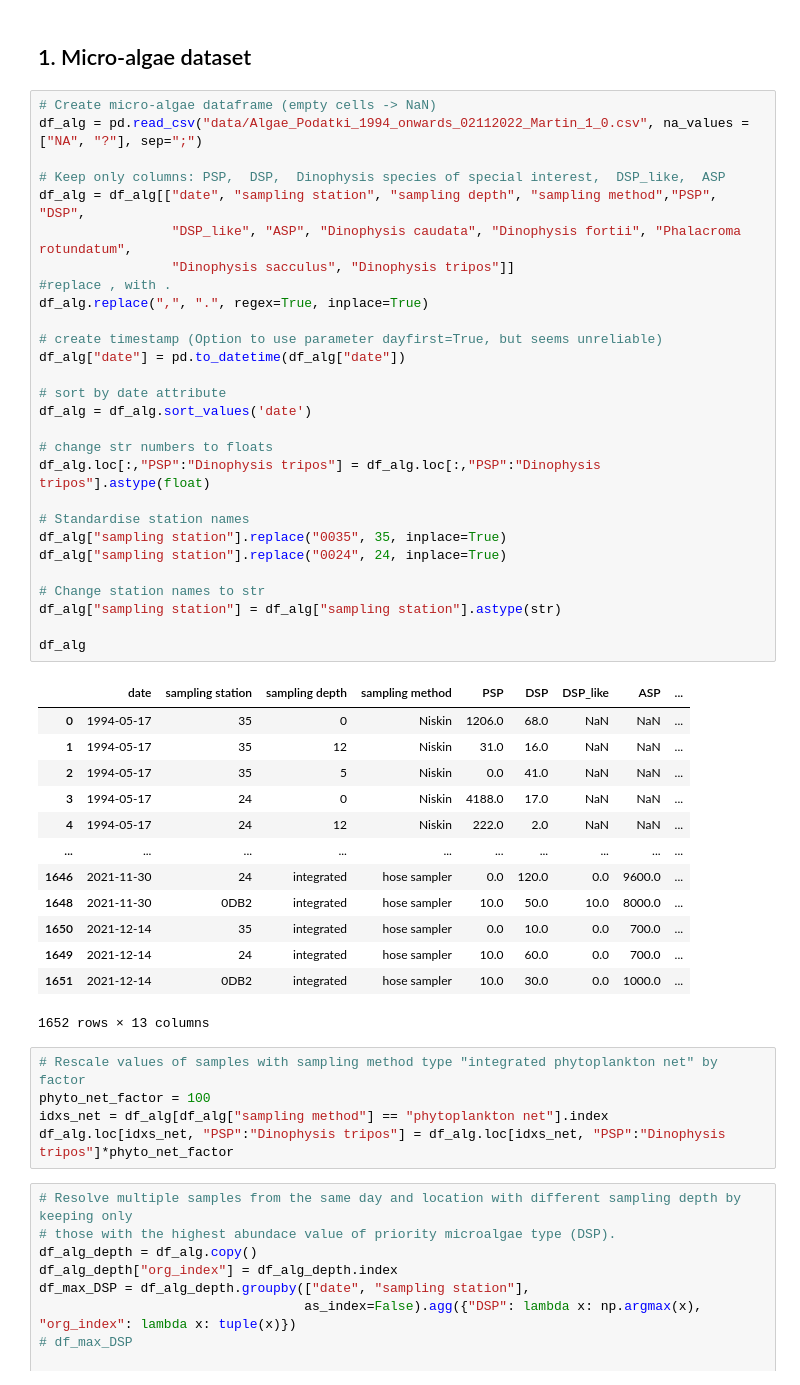
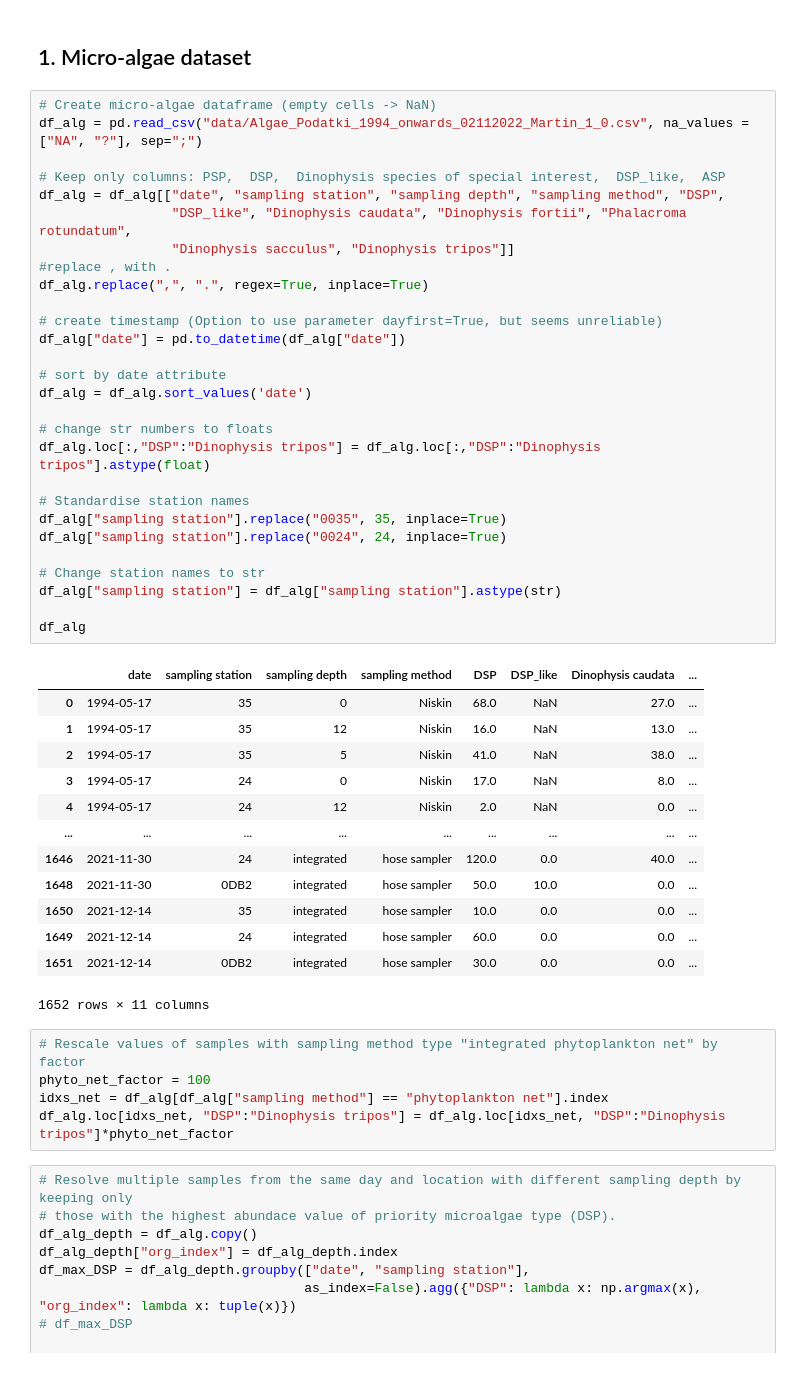
Before and after one commit to MartinMarzi/HABTox-predictor, a Jupyter notebook: HAB_preprocessing_5_0.ipynb, the cells around one changed output. Cells and saved outputs as stored; diff of their text form.

```diff
--- a/HAB_preprocessing_5_0.ipynb
+++ b/HAB_preprocessing_5_0.ipynb
@@ -26,50 +26,50 @@ The monitoring of abundance of micro-algae is carried out by the National Instit
 # %%
 # Create micro-algae dataframe (empty cells -> NaN)
 df_alg = pd.read_csv("data/Algae_Podatki_1994_onwards_02112022_Martin_1_0.csv", na_values = ["NA", "?"], sep=";")
 
 # Keep only columns: PSP,  DSP,  Dinophysis species of special interest,  DSP_like,  ASP
-df_alg = df_alg[["date", "sampling station", "sampling depth", "sampling method","PSP", "DSP",
-                 "DSP_like", "ASP", "Dinophysis caudata", "Dinophysis fortii", "Phalacroma rotundatum",
+df_alg = df_alg[["date", "sampling station", "sampling depth", "sampling method", "DSP",
+                 "DSP_like", "Dinophysis caudata", "Dinophysis fortii", "Phalacroma rotundatum",
                  "Dinophysis sacculus", "Dinophysis tripos"]]
 #replace , with .
 df_alg.replace(",", ".", regex=True, inplace=True)
 
 # create timestamp (Option to use parameter dayfirst=True, but seems unreliable)
 df_alg["date"] = pd.to_datetime(df_alg["date"])
 
 # sort by date attribute
 df_alg = df_alg.sort_values('date')
 
 # change str numbers to floats
-df_alg.loc[:,"PSP":"Dinophysis tripos"] = df_alg.loc[:,"PSP":"Dinophysis tripos"].astype(float)
+df_alg.loc[:,"DSP":"Dinophysis tripos"] = df_alg.loc[:,"DSP":"Dinophysis tripos"].astype(float)
 
 # Standardise station names
 df_alg["sampling station"].replace("0035", 35, inplace=True)
 df_alg["sampling station"].replace("0024", 24, inplace=True)
 
 # Change station names to str
 df_alg["sampling station"] = df_alg["sampling station"].astype(str)
 
 df_alg
 # %% [output]
-|  | date | sampling station | sampling depth | sampling method | PSP | DSP | DSP_like | ASP | ... |
-| 0 | 1994-05-17 | 35 | 0 | Niskin | 1206.0 | 68.0 | NaN | NaN | ... |
-| 1 | 1994-05-17 | 35 | 12 | Niskin | 31.0 | 16.0 | NaN | NaN | ... |
-| 2 | 1994-05-17 | 35 | 5 | Niskin | 0.0 | 41.0 | NaN | NaN | ... |
-| 3 | 1994-05-17 | 24 | 0 | Niskin | 4188.0 | 17.0 | NaN | NaN | ... |
-| 4 | 1994-05-17 | 24 | 12 | Niskin | 222.0 | 2.0 | NaN | NaN | ... |
-| ... | ... | ... | ... | ... | ... | ... | ... | ... | ... |
-| 1646 | 2021-11-30 | 24 | integrated | hose sampler | 0.0 | 120.0 | 0.0 | 9600.0 | ... |
-| 1648 | 2021-11-30 | 0DB2 | integrated | hose sampler | 10.0 | 50.0 | 10.0 | 8000.0 | ... |
-| 1650 | 2021-12-14 | 35 | integrated | hose sampler | 0.0 | 10.0 | 0.0 | 700.0 | ... |
-| 1649 | 2021-12-14 | 24 | integrated | hose sampler | 10.0 | 60.0 | 0.0 | 700.0 | ... |
-| 1651 | 2021-12-14 | 0DB2 | integrated | hose sampler | 10.0 | 30.0 | 0.0 | 1000.0 | ... |
+|  | date | sampling station | sampling depth | sampling method | DSP | DSP_like | Dinophysis caudata | ... |
+| 0 | 1994-05-17 | 35 | 0 | Niskin | 68.0 | NaN | 27.0 | ... |
+| 1 | 1994-05-17 | 35 | 12 | Niskin | 16.0 | NaN | 13.0 | ... |
+| 2 | 1994-05-17 | 35 | 5 | Niskin | 41.0 | NaN | 38.0 | ... |
+| 3 | 1994-05-17 | 24 | 0 | Niskin | 17.0 | NaN | 8.0 | ... |
+| 4 | 1994-05-17 | 24 | 12 | Niskin | 2.0 | NaN | 0.0 | ... |
+| ... | ... | ... | ... | ... | ... | ... | ... | ... |
+| 1646 | 2021-11-30 | 24 | integrated | hose sampler | 120.0 | 0.0 | 40.0 | ... |
+| 1648 | 2021-11-30 | 0DB2 | integrated | hose sampler | 50.0 | 10.0 | 0.0 | ... |
+| 1650 | 2021-12-14 | 35 | integrated | hose sampler | 10.0 | 0.0 | 0.0 | ... |
+| 1649 | 2021-12-14 | 24 | integrated | hose sampler | 60.0 | 0.0 | 0.0 | ... |
+| 1651 | 2021-12-14 | 0DB2 | integrated | hose sampler | 30.0 | 0.0 | 0.0 | ... |
-1652 rows × 13 columns
+1652 rows × 11 columns
 # %%
 # Rescale values of samples with sampling method type "integrated phytoplankton net" by factor
 phyto_net_factor = 100
 idxs_net = df_alg[df_alg["sampling method"] == "phytoplankton net"].index
-df_alg.loc[idxs_net, "PSP":"Dinophysis tripos"] = df_alg.loc[idxs_net, "PSP":"Dinophysis tripos"]*phyto_net_factor
+df_alg.loc[idxs_net, "DSP":"Dinophysis tripos"] = df_alg.loc[idxs_net, "DSP":"Dinophysis tripos"]*phyto_net_factor
 # %%
 # Resolve multiple samples from the same day and location with different sampling depth by keeping only
 # those with the highest abundace value of priority microalgae type (DSP).
```
Also changed, not shown: parts of 20 cells of this notebook, 10 other files.
